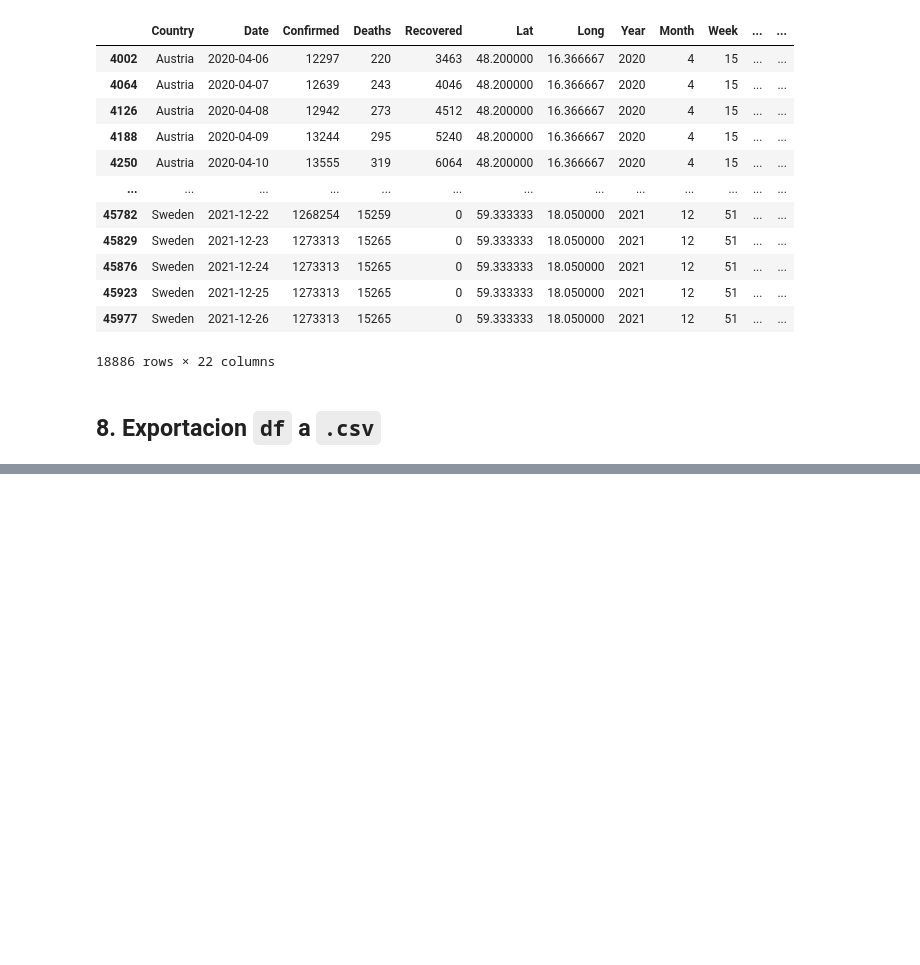
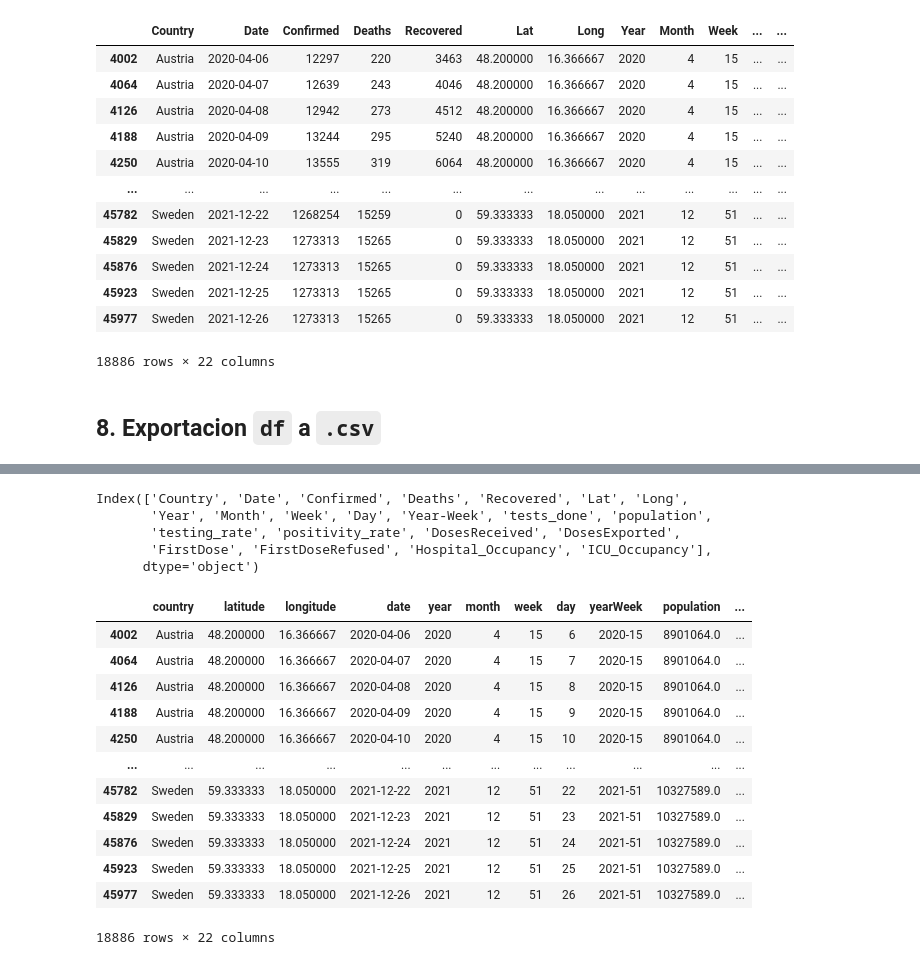
Before and after one commit to ParraCode/Core_Mid_Project-, a Jupyter notebook: data/data_cleaning.ipynb, the cells around one changed output, grey strips where cells are left out. Saved outputs shown, nothing was run; the diff lists cells and outputs as text; code cells hidden in the pictures; blank space fills up the shorter version.

Commit message:
Feat: cambio de nombre de columnas y reordenamiento. Exporto df a csv en data/

```diff
--- a/data/data_cleaning.ipynb
+++ b/data/data_cleaning.ipynb
@@ -1059,2 +1075,55 @@ df
+# %%
+df.columns
+# %% [output]
+Index(['Country', 'Date', 'Confirmed', 'Deaths', 'Recovered', 'Lat', 'Long',
+       'Year', 'Month', 'Week', 'Day', 'Year-Week', 'tests_done', 'population',
+       'testing_rate', 'positivity_rate', 'DosesReceived', 'DosesExported',
+       'FirstDose', 'FirstDoseRefused', 'Hospital_Occupancy', 'ICU_Occupancy'],
+      dtype='object')
+# %%
+# Reordeno las Columnas
+#
+# 'testing_rate', 'positivity_rate', 'DosesReceived', 'DosesExported','FirstDose', 'FirstDoseRefused', 'Hospital_Occupancy', 'ICU_Occupancy'
+
+df = df[['Country','Lat', 'Long','Date', 'Year', 'Month', 'Week', 'Day', 'Year-Week','population','Confirmed', 'Deaths', 'Recovered',
+         'tests_done', 'testing_rate', 'positivity_rate', 'DosesReceived', 'DosesExported','FirstDose', 'FirstDoseRefused', 'Hospital_Occupancy', 'ICU_Occupancy'   ]]
+# %%
+#Cambio nombre a las columnas en un mismo formato camelCase
+df = df.rename(columns={'Country':'country',
+                        'Lat':'latitude',
+                        'Long':'longitude',
+                        'Date':'date',
+                        'Year':'year',
+                        'Month':'month',
+                        'Week':'week',
+                        'Day':'day',
+                        'Year-Week':'yearWeek',
+                        'Confirmed':'confirmed',
+                        'Recovered':'recovered',
+                        'tests_done':'testDone',
+                        'testing_rate':'testingRate',
+                        'positivity_rate':'positivityRate',
+                        'DosesReceived':'dosesReceived',
+                        'DosesExported':'dosesExported',
+                        'FirstDose':'firstDose',
+                        'Hospital_Occupancy':'hospitalOccupancy',
+                        'ICU_Occupancy':'IcuOccupancy',
+                        })
+# %%
+df
+# %% [output]
+|  | country | latitude | longitude | date | year | month | week | day | yearWeek | population | ... |
+| 4002 | Austria | 48.200000 | 16.366667 | 2020-04-06 | 2020 | 4 | 15 | 6 | 2020-15 | 8901064.0 | ... |
+| 4064 | Austria | 48.200000 | 16.366667 | 2020-04-07 | 2020 | 4 | 15 | 7 | 2020-15 | 8901064.0 | ... |
+| 4126 | Austria | 48.200000 | 16.366667 | 2020-04-08 | 2020 | 4 | 15 | 8 | 2020-15 | 8901064.0 | ... |
+| 4188 | Austria | 48.200000 | 16.366667 | 2020-04-09 | 2020 | 4 | 15 | 9 | 2020-15 | 8901064.0 | ... |
+| 4250 | Austria | 48.200000 | 16.366667 | 2020-04-10 | 2020 | 4 | 15 | 10 | 2020-15 | 8901064.0 | ... |
+| ... | ... | ... | ... | ... | ... | ... | ... | ... | ... | ... | ... |
+| 45782 | Sweden | 59.333333 | 18.050000 | 2021-12-22 | 2021 | 12 | 51 | 22 | 2021-51 | 10327589.0 | ... |
+| 45829 | Sweden | 59.333333 | 18.050000 | 2021-12-23 | 2021 | 12 | 51 | 23 | 2021-51 | 10327589.0 | ... |
+| 45876 | Sweden | 59.333333 | 18.050000 | 2021-12-24 | 2021 | 12 | 51 | 24 | 2021-51 | 10327589.0 | ... |
+| 45923 | Sweden | 59.333333 | 18.050000 | 2021-12-25 | 2021 | 12 | 51 | 25 | 2021-51 | 10327589.0 | ... |
+| 45977 | Sweden | 59.333333 | 18.050000 | 2021-12-26 | 2021 | 12 | 51 | 26 | 2021-51 | 10327589.0 | ... |
+18886 rows × 22 columns
 # %%
 df.to_csv('df.csv')
```
Also changed, not shown: parts of 1 cell of this notebook, 2 other files.
